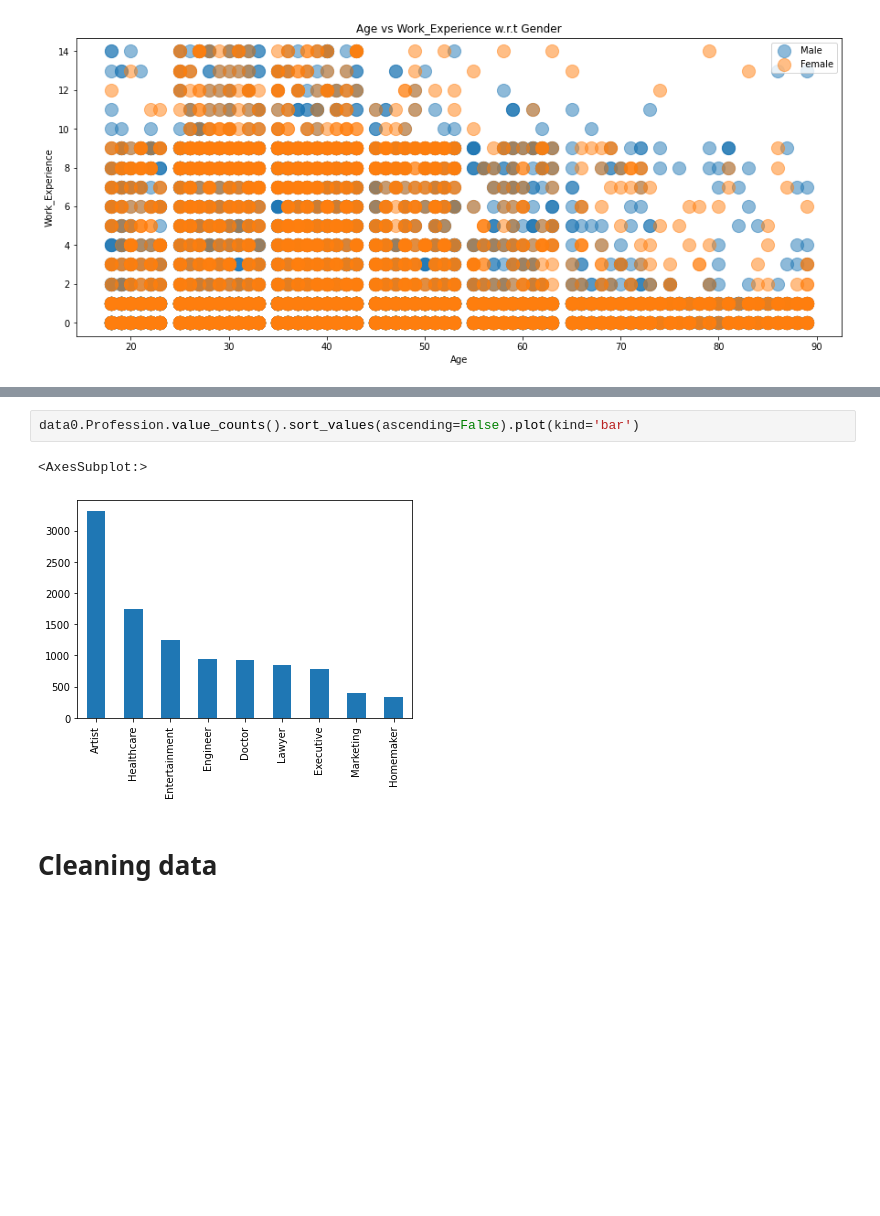
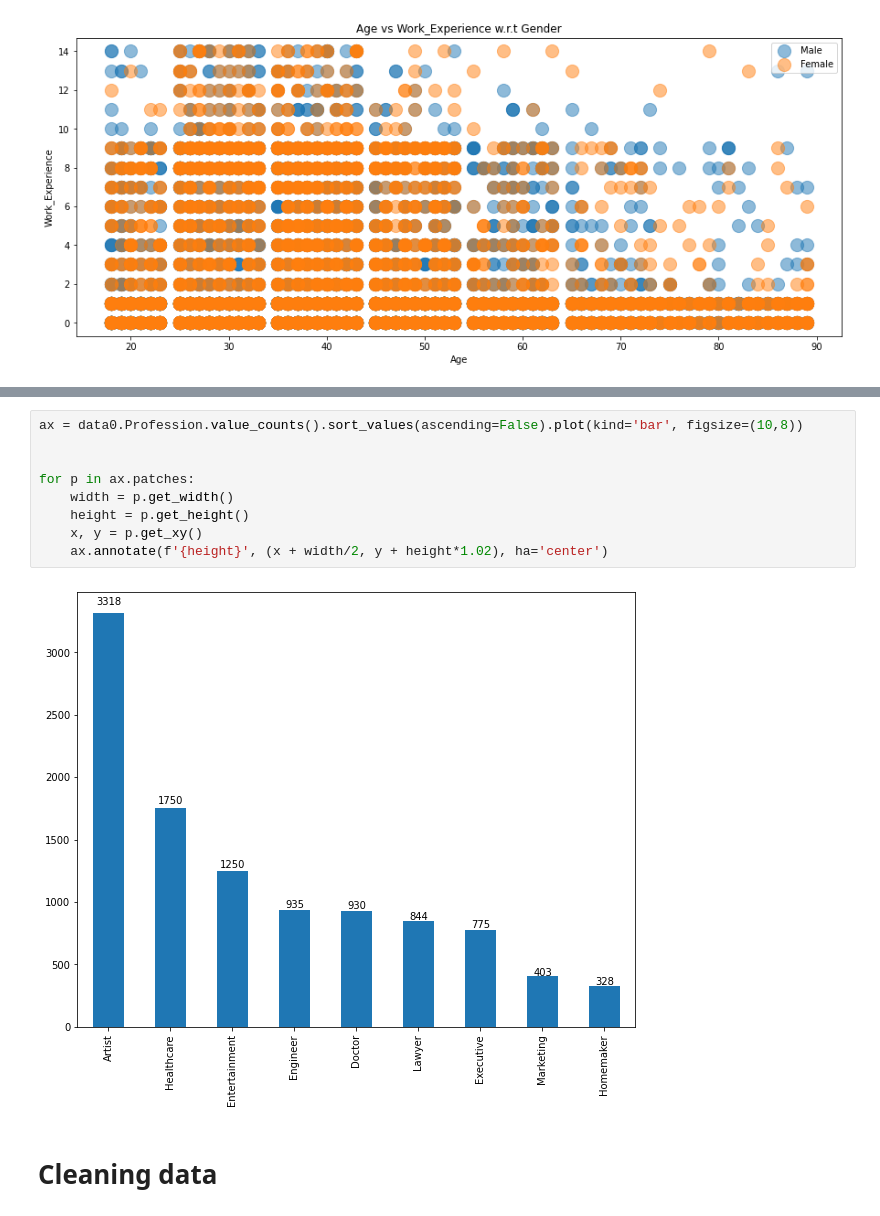
Before and after one commit to hasnaazi/Machine-Learning, a Jupyter notebook: customer-segmentation-with-kkn-method-final-resul.ipynb, the cells around one changed output, grey strips where cells are left out. Drawn from its saved outputs; the diff is of its cells as text; blank space fills up the shorter version.

```diff
--- a/customer-segmentation-with-kkn-method-final-resul.ipynb
+++ b/customer-segmentation-with-kkn-method-final-resul.ipynb
@@ -343,11 +364,17 @@ fig.update_layout(title_x = 0.5,
 fig.show()
 # %% [output]
 [interactive output not drawn]
-# %%
-data0.Profession.value_counts().sort_values(ascending=False).plot(kind='bar')
-# %% [output]
-<AxesSubplot:>
-[figure, removed]
+# %%
+ax = data0.Profession.value_counts().sort_values(ascending=False).plot(kind='bar', figsize=(10,8))
+
+
+for p in ax.patches:
+    width = p.get_width()
+    height = p.get_height()
+    x, y = p.get_xy()
+    ax.annotate(f'{height}', (x + width/2, y + height*1.02), ha='center')
+# %% [output]
+[figure, added]
 # %% [markdown]
 # Cleaning data
 # %% [markdown]
```
Also changed, not shown: parts of 10 cells of this notebook.
